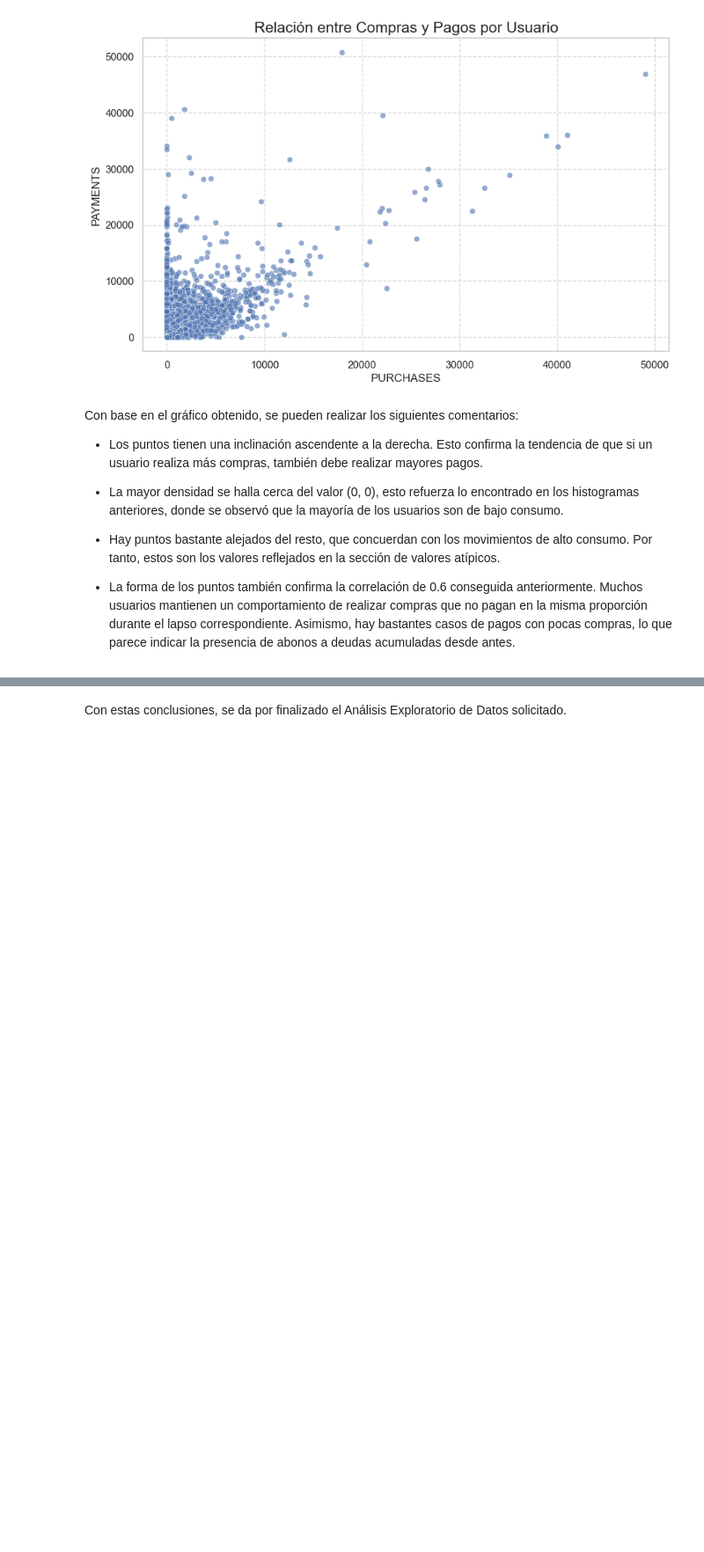
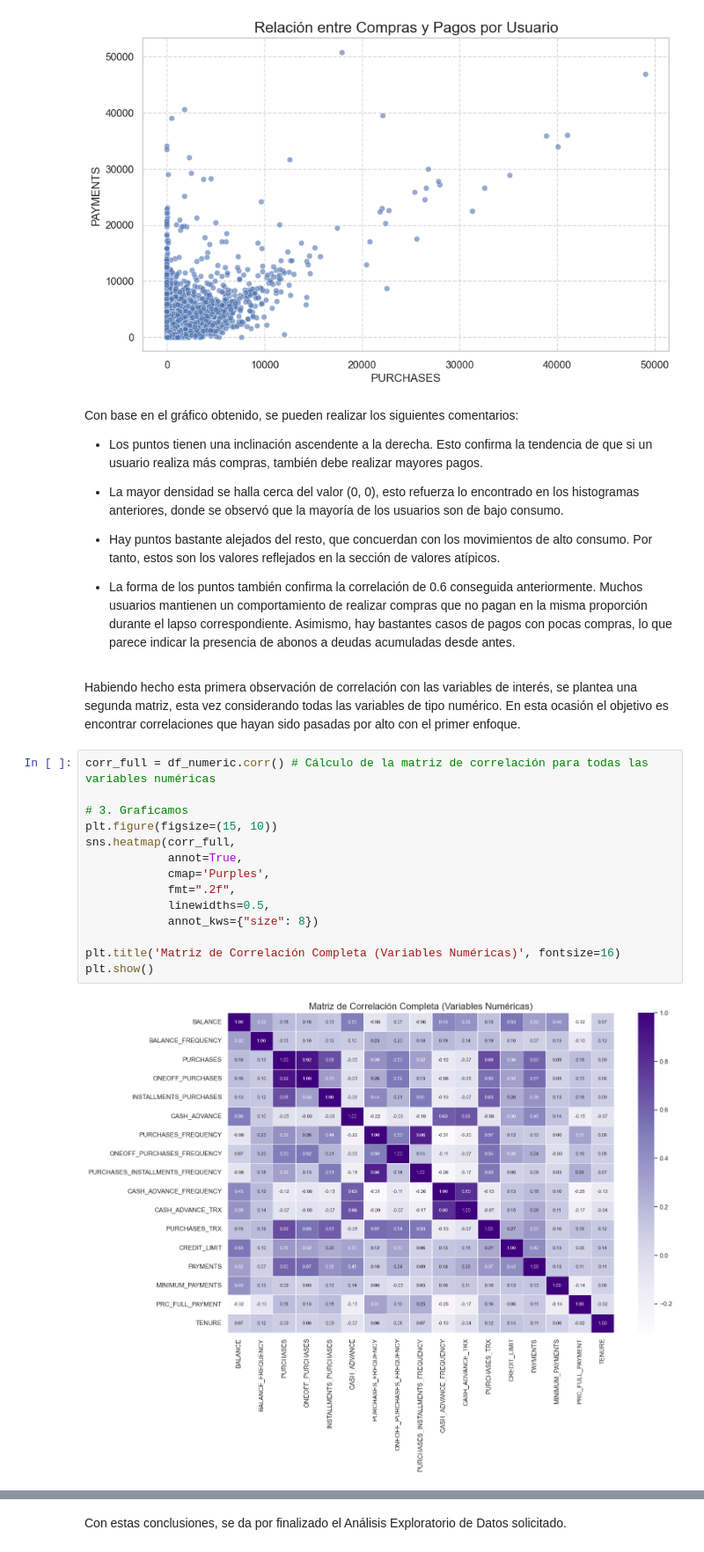
Before and after one commit to YariCB/DM_UCV_YarimaContreras, a Jupyter notebook: assignment2/DM_Assignment2_29706291.ipynb, the cells around one changed output, grey strips where cells are left out. Shown at 88% size. Drawn from its saved outputs; the diff is of its cells as text; blank space fills up the shorter version.

Commit message:
Adding full heatmap

```diff
--- a/assignment2/DM_Assignment2_29706291.ipynb
+++ b/assignment2/DM_Assignment2_29706291.ipynb
@@ -289,3 +290,21 @@ Con base en el gráfico obtenido, se pueden realizar los siguientes comentarios:
 * Hay puntos bastante alejados del resto, que concuerdan con los movimientos de alto consumo. Por tanto, estos son los valores reflejados en la sección de valores atípicos.
 
 * La forma de los puntos también confirma la correlación de 0.6 conseguida anteriormente. Muchos usuarios mantienen un comportamiento de realizar compras que no pagan en la misma proporción durante el lapso correspondiente. Asimismo, hay bastantes casos de pagos con pocas compras, lo que parece indicar la presencia de abonos a deudas acumuladas desde antes.
+# %% [markdown]
+Habiendo hecho esta primera observación de correlación con las variables de interés, se plantea una segunda matriz, esta vez considerando todas las variables de tipo numérico. En esta ocasión el objetivo es encontrar correlaciones que hayan sido pasadas por alto con el primer enfoque.
+# %%
+corr_full = df_numeric.corr() # Cálculo de la matriz de correlación para todas las variables numéricas
+
+# 3. Graficamos
+plt.figure(figsize=(15, 10))
+sns.heatmap(corr_full,
+            annot=True,
+            cmap='Purples',
+            fmt=".2f",
+            linewidths=0.5,
+            annot_kws={"size": 8})
+
+plt.title('Matriz de Correlación Completa (Variables Numéricas)', fontsize=16)
+plt.show()
+# %% [output]
+[figure, added]
```
Also changed, not shown: parts of 6 cells of this notebook.
